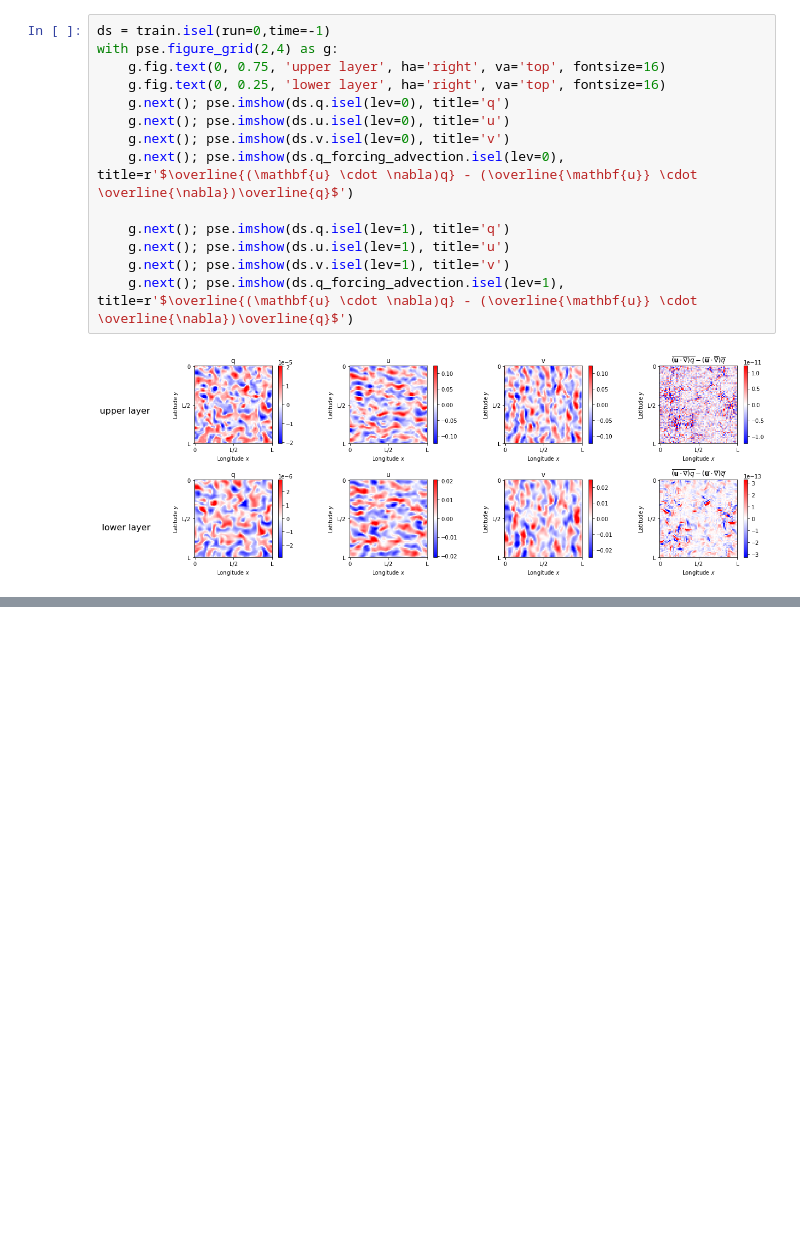
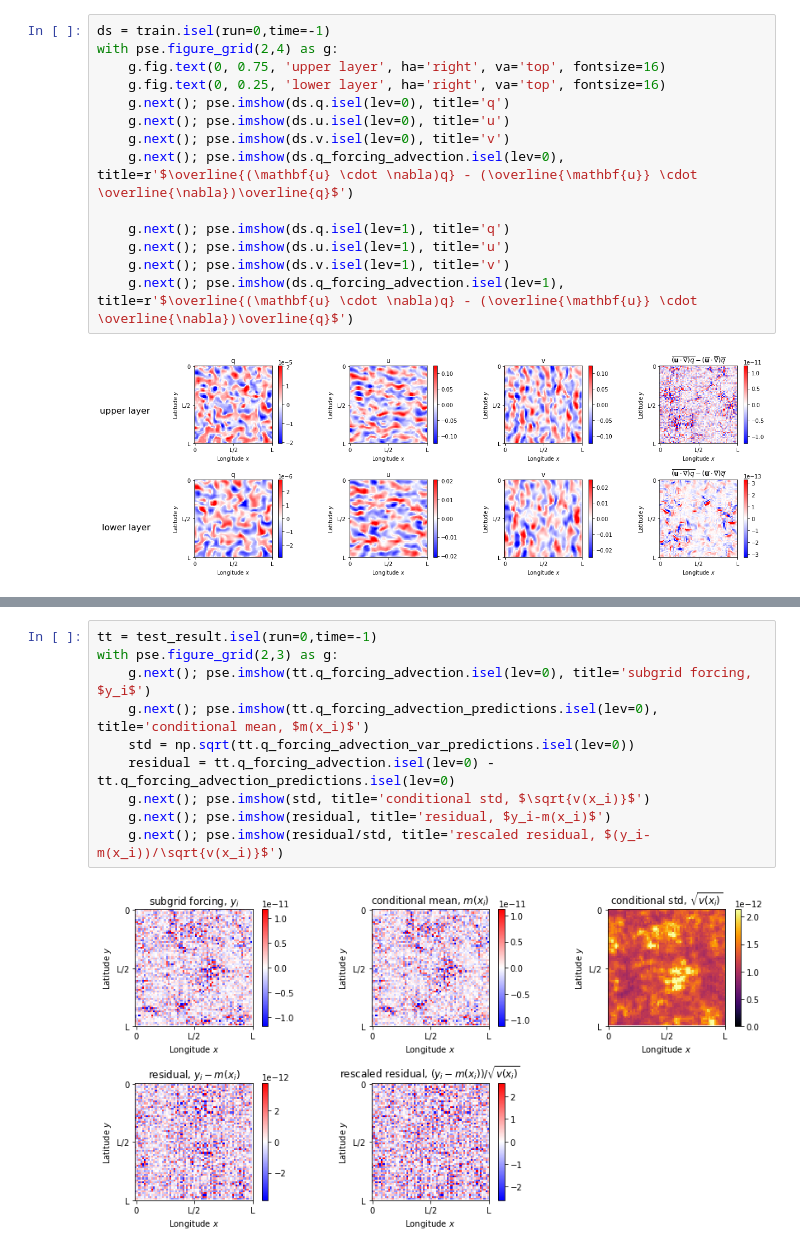
Before and after one commit to Pperezhogin/pyqg_experiments_Ross, a Jupyter notebook: pyqg_subgrid_experiments/test_Ross.ipynb, the cells around one changed output, grey strips where cells are left out. Cells and saved outputs as stored; diff of their text form; blank space fills up the shorter version.

Commit message:
first stochastic residuals

```diff
--- a/pyqg_subgrid_experiments/test_Ross.ipynb
+++ b/pyqg_subgrid_experiments/test_Ross.ipynb
@@ -144,0 +155,12 @@ with pse.figure_grid(2,2) as g:
+# %%
+tt = test_result.isel(run=0,time=-1)
+with pse.figure_grid(2,3) as g:
+    g.next(); pse.imshow(tt.q_forcing_advection.isel(lev=0), title='subgrid forcing, $y_i$')
+    g.next(); pse.imshow(tt.q_forcing_advection_predictions.isel(lev=0), title='conditional mean, $m(x_i)$')
+    std = np.sqrt(tt.q_forcing_advection_var_predictions.isel(lev=0))
+    residual = tt.q_forcing_advection.isel(lev=0) - tt.q_forcing_advection_predictions.isel(lev=0)
+    g.next(); pse.imshow(std, title='conditional std, $\sqrt{v(x_i)}$')
+    g.next(); pse.imshow(residual, title='residual, $y_i-m(x_i)$')
+    g.next(); pse.imshow(residual/std, title='rescaled residual, $(y_i-m(x_i))/\sqrt{v(x_i)}$')
+# %% [output]
+[figure, added]
```
Also changed, not shown: parts of 8 cells of this notebook, 4 other files.
